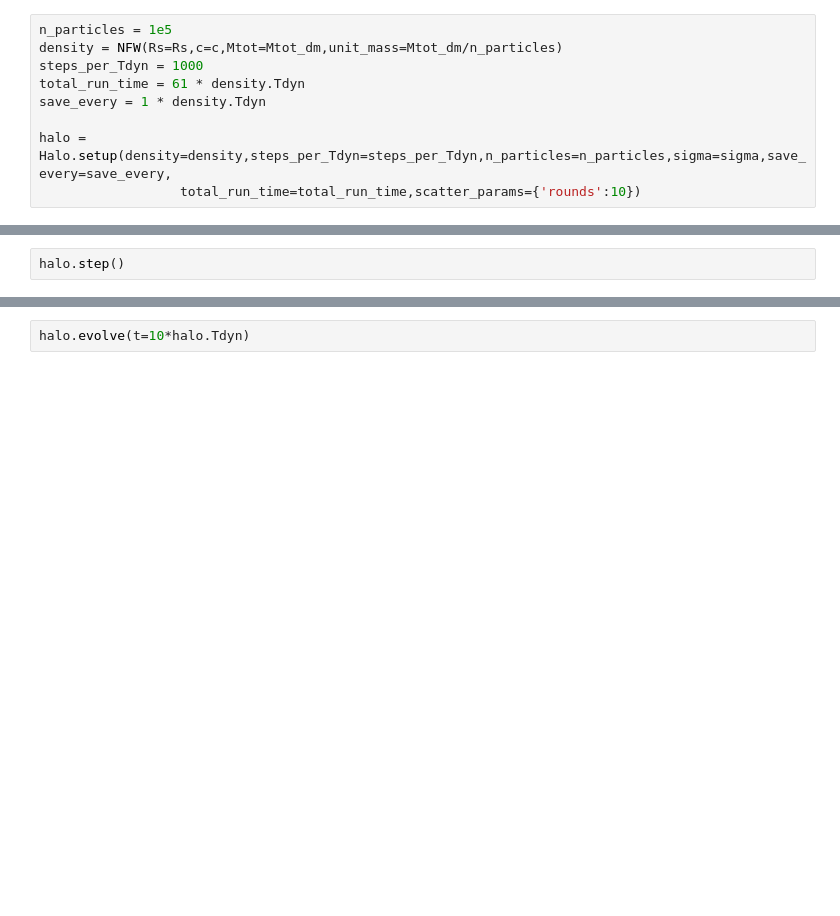
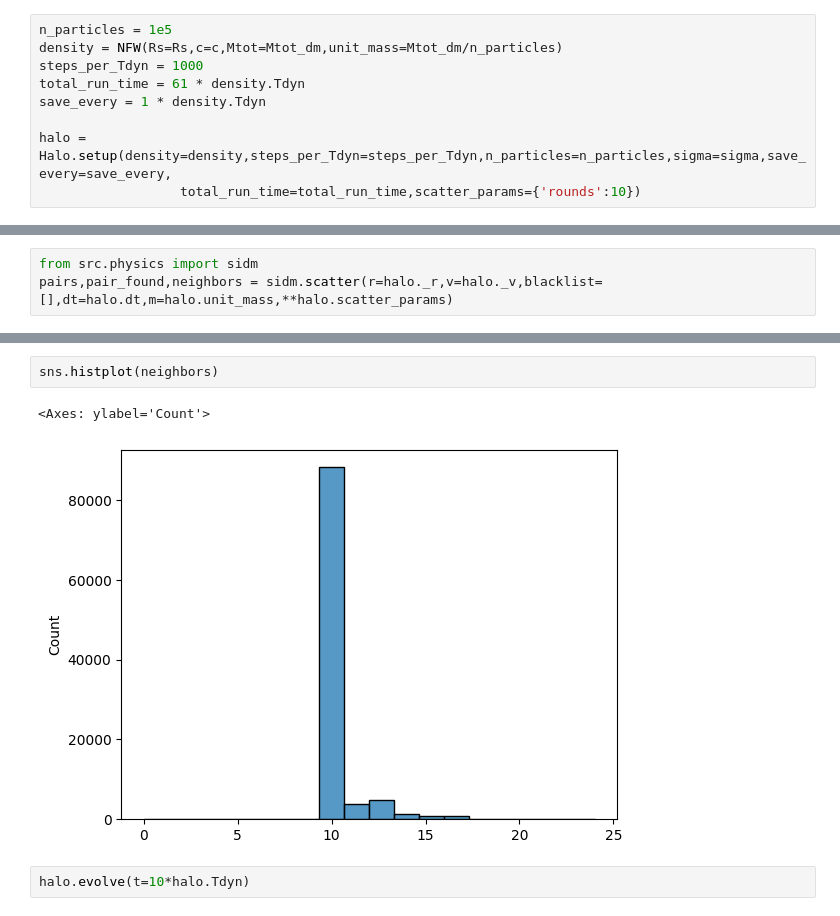
Before and after one commit to Rotem-Barnea/pySIDM, a Jupyter notebook: analysis/run.ipynb, the cells around one changed output, grey strips where cells are left out. Saved outputs shown, nothing was run; the diff lists cells and outputs as text; blank space fills up the shorter version.

```diff
--- a/analysis/run.ipynb
+++ b/analysis/run.ipynb
@@ -46,2 +45,3 @@ E = halo.E.copy()
 # %%
-halo.step()
+from src.physics import sidm
+pairs,pair_found,neighbors = sidm.scatter(r=halo._r,v=halo._v,blacklist=[],dt=halo.dt,m=halo.unit_mass,**halo.scatter_params)
@@ -68,3 +125,8 @@ for _ in tqdm(range(10000)):
+# %%
+sns.histplot(neighbors)
+# %% [output]
+<Axes: ylabel='Count'>
+[figure, added]
 # %%
 halo.evolve(t=10*halo.Tdyn)
 # %%
```
Also changed, not shown: parts of 19 cells of this notebook, 1 other file.
